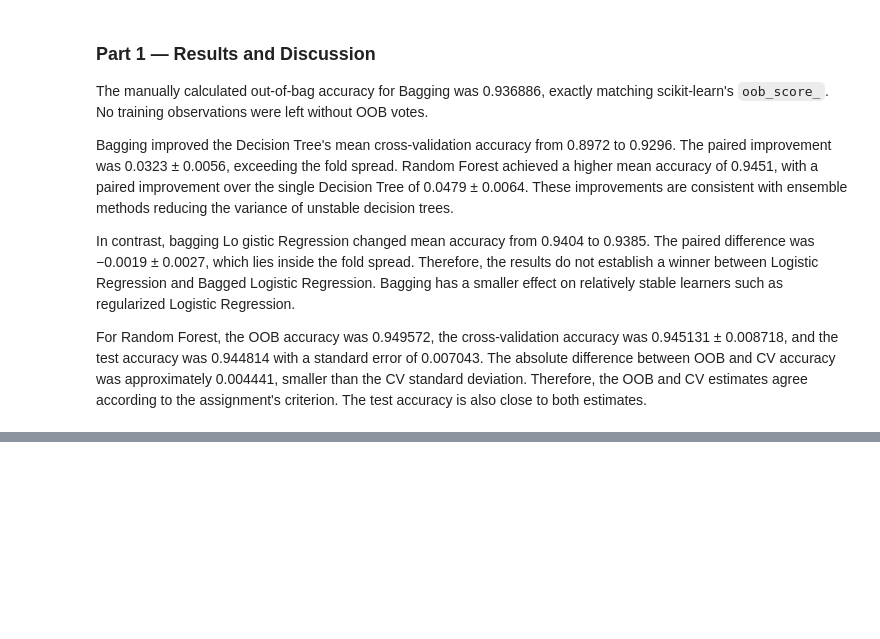
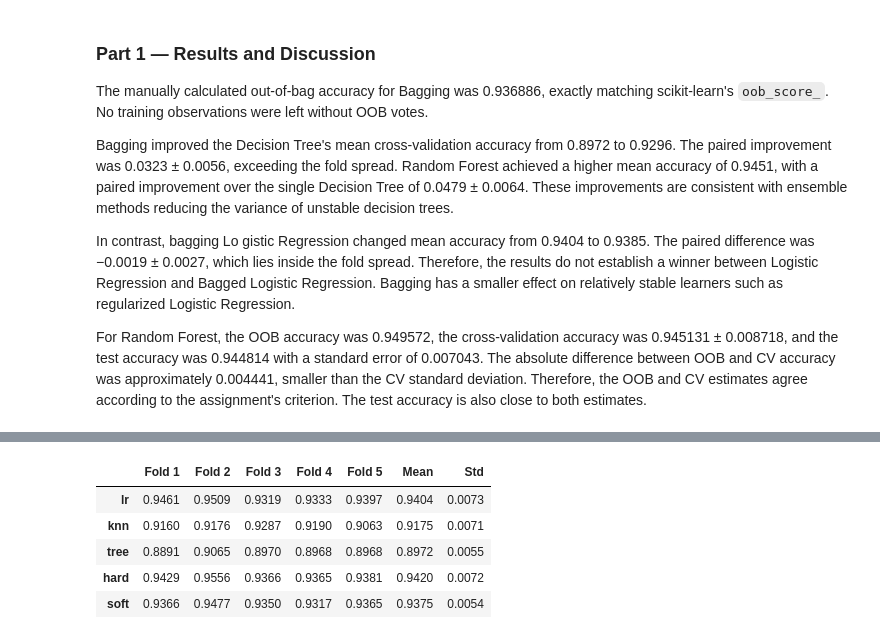
Before and after one commit to Annamerkulova/Merkulova_ML_task_4, a Jupyter notebook: Merkulova_task4.ipynb, the cells around one changed output, grey strips where cells are left out. Cells and saved outputs as stored; diff of their text form; code cells hidden in the pictures; blank space fills up the shorter version.

```diff
--- a/Merkulova_task4.ipynb
+++ b/Merkulova_task4.ipynb
@@ -321,0 +673,51 @@ For Random Forest, the OOB accuracy was 0.949572, the cross-validation accuracy
+# %%
+
+from sklearn.model_selection import cross_validate
+
+hard_voting = VotingClassifier(
+    estimators=members,
+    voting="hard"
+)
+
+soft_voting = VotingClassifier(
+    estimators=members,
+    voting="soft"
+)
+
+voting_models = {
+    "lr": lr,
+    "knn": knn,
+    "tree": tree,
+    "hard": hard_voting,
+    "soft": soft_voting
+}
+
+voting_scores = {}
+
+for name, model in voting_models.items():
+    voting_scores[name] = cross_validate(
+        model,
+        X_train,
+        y_train,
+        cv=cv,
+        scoring="accuracy"
+    )["test_score"]
+
+voting_table = pd.DataFrame(voting_scores).T
+
+voting_table.columns = [
+    "Fold 1", "Fold 2", "Fold 3",
+    "Fold 4", "Fold 5"
+]
+
+voting_table["Mean"] = voting_table.iloc[:, :5].mean(axis=1)
+voting_table["Std"] = voting_table.iloc[:, :5].std(axis=1, ddof=0)
+
+display(voting_table.round(4))
+# %% [output]
+|  | Fold 1 | Fold 2 | Fold 3 | Fold 4 | Fold 5 | Mean | Std |
+| lr | 0.9461 | 0.9509 | 0.9319 | 0.9333 | 0.9397 | 0.9404 | 0.0073 |
+| knn | 0.9160 | 0.9176 | 0.9287 | 0.9190 | 0.9063 | 0.9175 | 0.0071 |
+| tree | 0.8891 | 0.9065 | 0.8970 | 0.8968 | 0.8968 | 0.8972 | 0.0055 |
+| hard | 0.9429 | 0.9556 | 0.9366 | 0.9365 | 0.9381 | 0.9420 | 0.0072 |
+| soft | 0.9366 | 0.9477 | 0.9350 | 0.9317 | 0.9365 | 0.9375 | 0.0054 |
```
Also changed, not shown: parts of 16 cells of this notebook.
